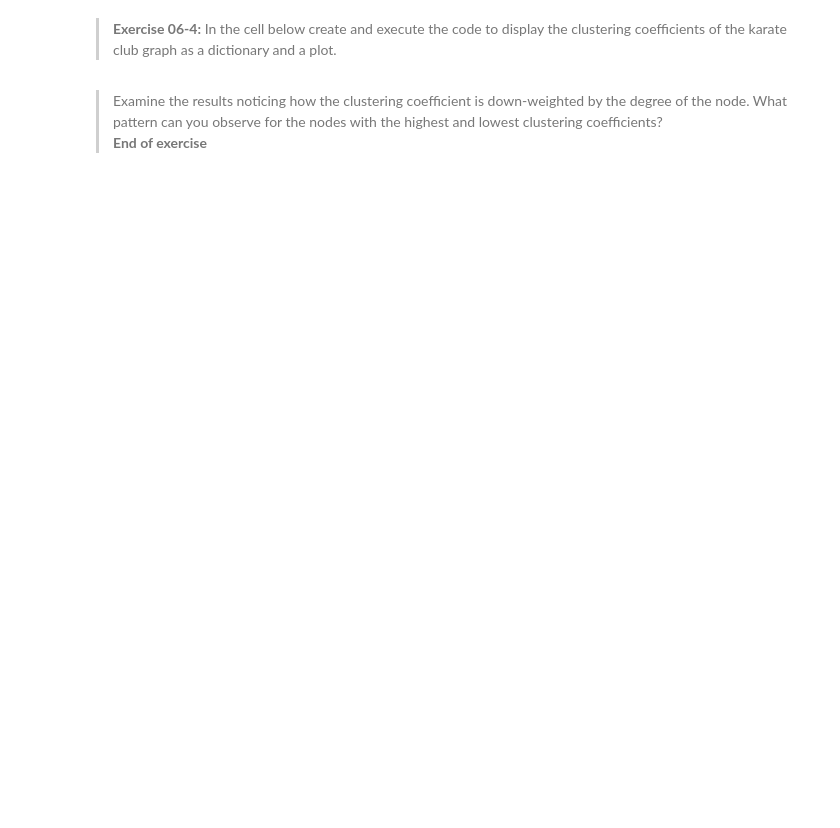
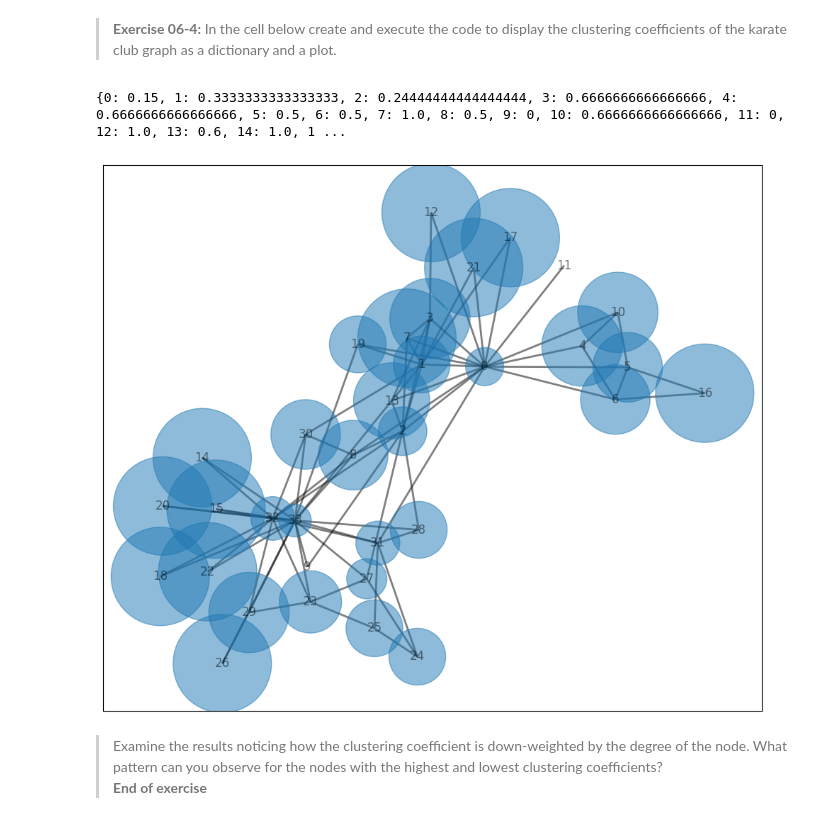
Before and after one commit to StephenElston/CSCI-E-108, a Jupyter notebook: notebooks/06_SocialNetworkAnalysis.ipynb, the cells around one changed output. Drawn from its saved outputs; the diff is of its cells as text; code cells hidden in the pictures; blank space fills up the shorter version.

```diff
--- a/notebooks/06_SocialNetworkAnalysis.ipynb
+++ b/notebooks/06_SocialNetworkAnalysis.ipynb
@@ -199,7 +271,17 @@ There are several nodes with high clustering coefficients. Because of the small
 # %% [markdown]
 > **Exercise 06-4:** In the cell below create and execute the code to display the clustering coefficients of the karate club graph as a dictionary and a plot.
 # %%
-## Put your code below
+# Compute clustering coefficients for the karate club graph
+clustering_karate = nx.clustering(K_club)
+
+# Plot the clustering coefficients
+plot_centrality(K_club, clustering_karate, size=10000, width=2)
+
+# Display the dictionary of clustering coefficients
+print(clustering_karate)
+# %% [output]
+{0: 0.15, 1: 0.3333333333333333, 2: 0.24444444444444444, 3: 0.6666666666666666, 4: 0.6666666666666666, 5: 0.5, 6: 0.5, 7: 1.0, 8: 0.5, 9: 0, 10: 0.6666666666666666, 11: 0, 12: 1.0, 13: 0.6, 14: 1.0, 1 ...
+[figure, added]
 # %% [markdown]
 > Examine the results noticing how the clustering coefficient is down-weighted by the degree of the node. What pattern can you observe for the nodes with the highest and lowest clustering coefficients?
 > **End of exercise**
```
Also changed, not shown: parts of 30 cells of this notebook.
